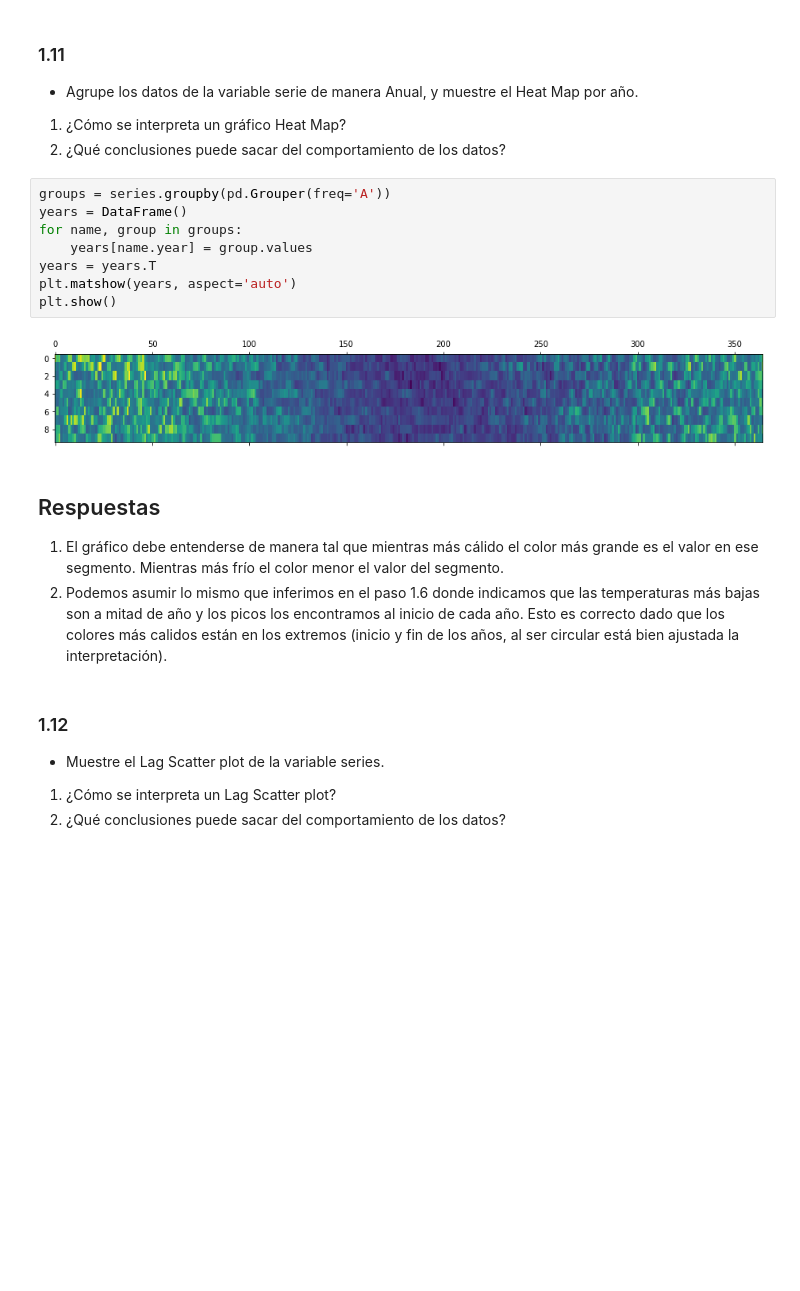
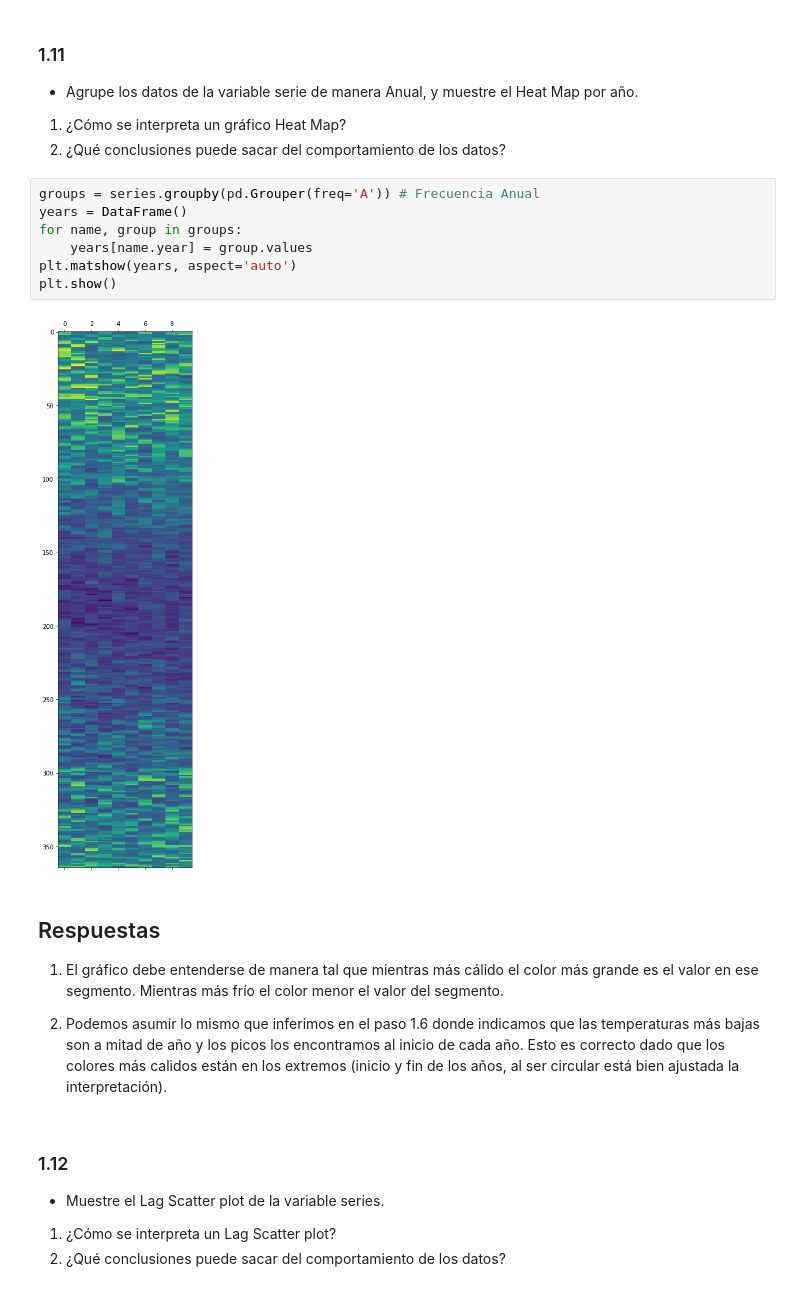
Before and after one commit to joseSalazar4/ExperimentalLinearRegression, a Jupyter notebook: Experimental_Linear_Regression.ipynb, the cells around one changed output. Drawn from its saved outputs; the diff is of its cells as text; blank space fills up the shorter version.

```diff
--- a/Experimental_Linear_Regression.ipynb
+++ b/Experimental_Linear_Regression.ipynb
@@ -204,19 +211,20 @@ plt.show()
 1. ¿Cómo se interpreta un gráfico Heat Map?
 1. ¿Qué conclusiones puede sacar del comportamiento de los datos?
 # %%
-groups = series.groupby(pd.Grouper(freq='A'))
+groups = series.groupby(pd.Grouper(freq='A')) # Frecuencia Anual
 years = DataFrame()
 for name, group in groups:
     years[name.year] = group.values
-years = years.T
 plt.matshow(years, aspect='auto')
 plt.show()
 # %% [output]
-[figure, old version]
+[figure, new version]
 # %% [markdown]
 ## Respuestas
 1. El gráfico debe entenderse de manera tal que mientras más cálido el color más grande es el valor en ese segmento. Mientras más frío el color menor el valor del segmento.
-1. Podemos asumir lo mismo que inferimos en el paso 1.6 donde indicamos que las temperaturas más bajas son a mitad de año y los picos los encontramos al inicio de cada año. Esto es correcto dado que los colores más calidos están en los extremos (inicio y fin de los años, al ser circular está bien ajustada la interpretación).
+
+
+2. Podemos asumir lo mismo que inferimos en el paso 1.6 donde indicamos que las temperaturas más bajas son a mitad de año y los picos los encontramos al inicio de cada año. Esto es correcto dado que los colores más calidos están en los extremos (inicio y fin de los años, al ser circular está bien ajustada la interpretación).
 # %% [markdown]
 ### 1.12
 - Muestre el Lag Scatter plot de la variable series.
```
Also changed, not shown: parts of 23 cells of this notebook.
